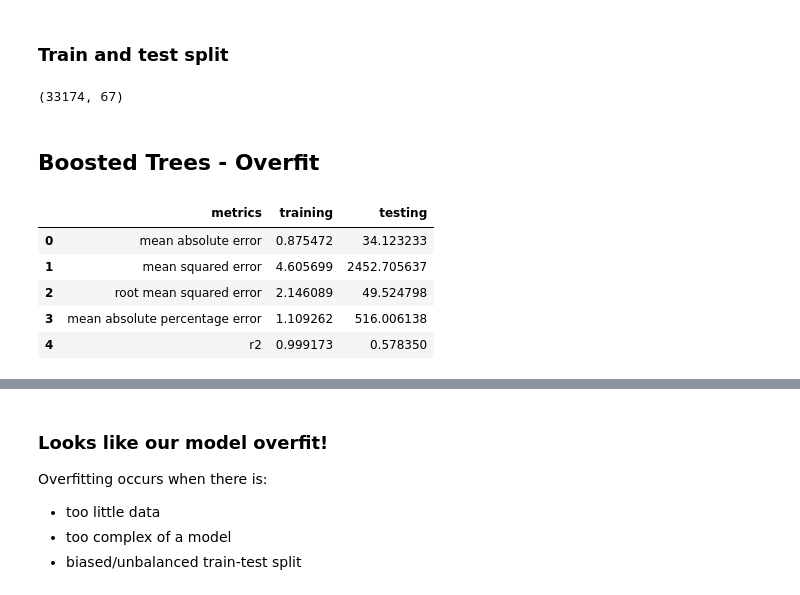
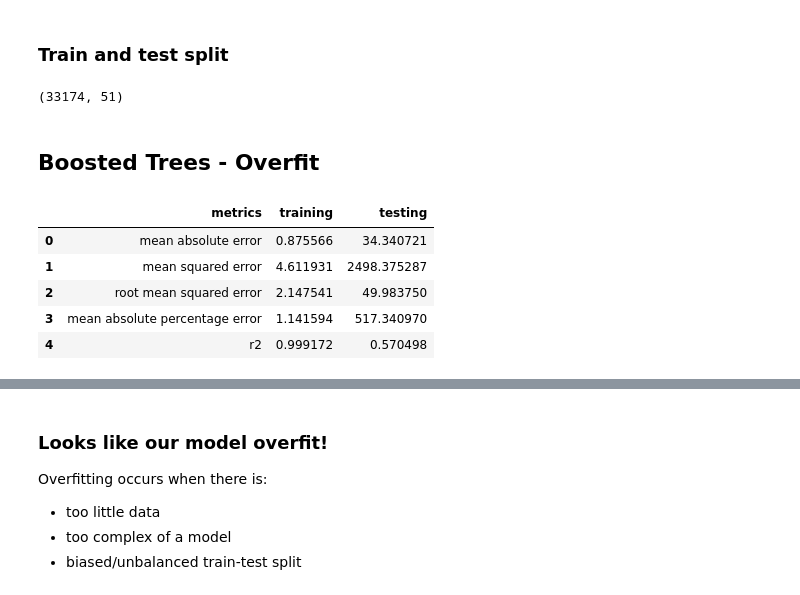
Before and after one commit to robmoratore/ShellDnA, a Jupyter notebook: DnA 2.0/Hands-on notebook.ipynb, the cells around one changed output, grey strips where cells are left out. Saved outputs shown, nothing was run; the diff lists cells and outputs as text; code cells hidden in the pictures.

```diff
--- a/DnA 2.0/Hands-on notebook.ipynb
+++ b/DnA 2.0/Hands-on notebook.ipynb
@@ -257,7 +264,7 @@ all_data.head()
 # %% [markdown]
 ### Choose the feature to use in training
 # %%
-exclude_columns = ['WEEK_NO','HOUSEHOLD_KEY','year']
+exclude_columns = ['WEEK_NO','HOUSEHOLD_KEY','year', 'month', 'season']
 
 training_columns = [x for x in all_data.columns if x not in exclude_columns]
 
@@ -331,8 +338,9 @@ training_data = training_data.dropna()
 # %% [markdown]
 <h3> Train and test split </h3>
 # %%
+# training_data = training_data.sample(10000)
 X = training_data[columns_to_predict_on]
-X = pd.get_dummies(X)
+# X = pd.get_dummies(X)
 print(X.shape)
 
 y = training_data['SALES_VALUE']
@@ -346,25 +354,27 @@ y_train = y[:training_amount]
 X_test = X[training_amount:]
 y_test = y[training_amount:]
 # %% [output]
-(33174, 67)
+(33174, 51)
 # %% [markdown]
 ## Boosted Trees - Overfit <a class="anchor" id="overfit"></a>
 # %%
-xgboost = xgb.XGBRegressor(objective="reg:linear", max_depth=50, eval_metric='rmse', n_estimators=50)
+eval_set = [(X_train, y_train), (X_test, y_test)]
+xgboost = xgb.XGBRegressor(objective="reg:linear", max_depth=50, n_estimators=50)
 
-# xgboost = xgb.XGBRegressor(objective="reg:squarederror", max_depth=10, n_jobs=3, eval_metric='rmse', eta=0.7, n_estimators=50, subsample=0.5)
+# xgboost = xgb.XGBRegressor(objective="reg:linear", max_depth=10, n_jobs=3, eval_metric='rmse', eta=0.7, n_estimators=50, subsample=0.5)
 # xgboost = xgb.XGBRegressor(objective="reg:linear", max_depth=5, n_jobs=3, eval_metric='rmse', eta=0.7, n_estimators=300, subsample=0.5) # best
 
 xgb_pipeline = Pipeline([('regressor', xgboost)])
 
 xgb_model = xgb_pipeline.fit(X_train, y_train)
-xgboost.fit(X_train, y_train)
+# xgboost.fit(X_train, y_train)
+xgboost.fit(X_train, y_train, eval_metric='rmse', eval_set=eval_set, verbose=False)
 
 training_testing_metrics(X_train, y_train, X_test, y_test, xgb_model)
 # %% [output]
 |  | metrics | training | testing |
-| 0 | mean absolute error | 0.875472 | 34.123233 |
-| 1 | mean squared error | 4.605699 | 2452.705637 |
-| 2 | root mean squared error | 2.146089 | 49.524798 |
-| 3 | mean absolute percentage error | 1.109262 | 516.006138 |
-| 4 | r2 | 0.999173 | 0.578350 |
+| 0 | mean absolute error | 0.875566 | 34.340721 |
+| 1 | mean squared error | 4.611931 | 2498.375287 |
+| 2 | root mean squared error | 2.147541 | 49.983750 |
+| 3 | mean absolute percentage error | 1.141594 | 517.340970 |
+| 4 | r2 | 0.999172 | 0.570498 |
```
Also changed, not shown: parts of 15 cells of this notebook, 1 other file.
